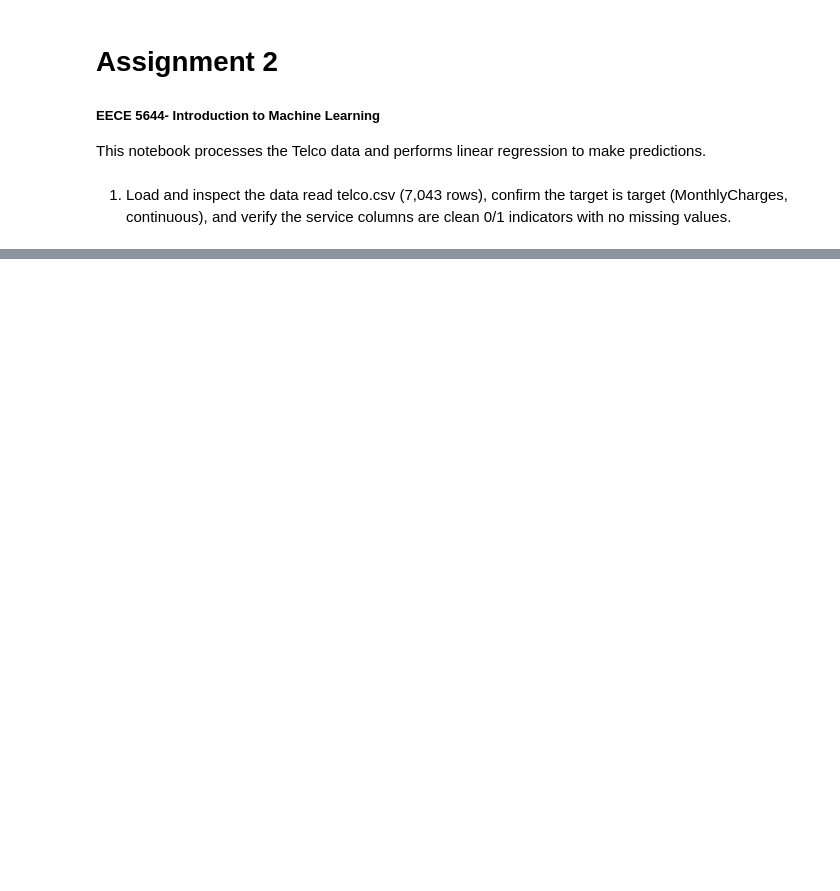
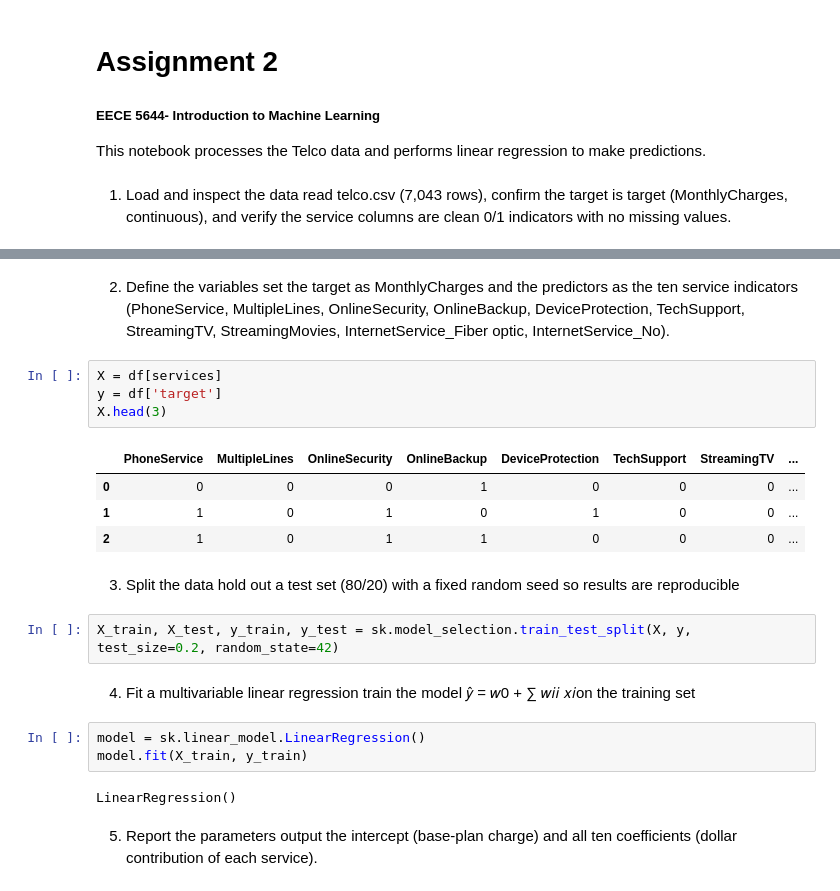
Before and after one commit to AnkithSVaidya/Machine-Learning, a Jupyter notebook: Assignment 2/assignment_2.ipynb, the cells around one changed output, grey strips where cells are left out. Cells and saved outputs as stored; diff of their text form; blank space fills up the shorter version.

```diff
--- a/Assignment 2/assignment_2.ipynb
+++ b/Assignment 2/assignment_2.ipynb
@@ -51,2 +40,29 @@ dtype: int64
 
 All service columns clean 0/1 indicators with no missing values: True
+# %% [markdown]
+2. Define the variables set the target as MonthlyCharges and the predictors as the ten service indicators
+(PhoneService, MultipleLines, OnlineSecurity, OnlineBackup, DeviceProtection, TechSupport,
+StreamingTV, StreamingMovies, InternetService_Fiber optic, InternetService_No).
+# %%
+X = df[services]
+y = df['target']
+X.head(3)
+# %% [output]
+|  | PhoneService | MultipleLines | OnlineSecurity | OnlineBackup | DeviceProtection | TechSupport | StreamingTV | ... |
+| 0 | 0 | 0 | 0 | 1 | 0 | 0 | 0 | ... |
+| 1 | 1 | 0 | 1 | 0 | 1 | 0 | 0 | ... |
+| 2 | 1 | 0 | 1 | 1 | 0 | 0 | 0 | ... |
+# %% [markdown]
+3. Split the data hold out a test set (80/20) with a fixed random seed so results are reproducible
+# %%
+X_train, X_test, y_train, y_test = sk.model_selection.train_test_split(X, y, test_size=0.2, random_state=42)
+# %% [markdown]
+4. Fit a multivariable linear regression train the model 𝑦̂ = 𝑤0 + ∑ 𝑤𝑖𝑖 𝑥𝑖on the training set
+# %%
+model = sk.linear_model.LinearRegression()
+model.fit(X_train, y_train)
+# %% [output]
+LinearRegression()
+# %% [markdown]
+5. Report the parameters output the intercept (base-plan charge) and all ten coefficients (dollar
+contribution of each service).
```
Also changed, not shown: parts of 8 cells of this notebook.
